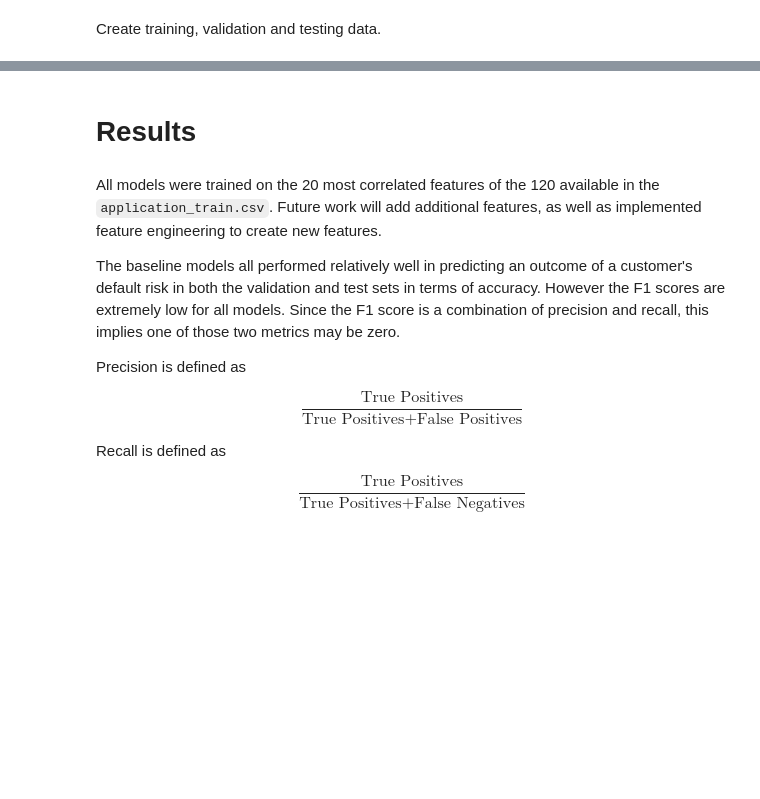
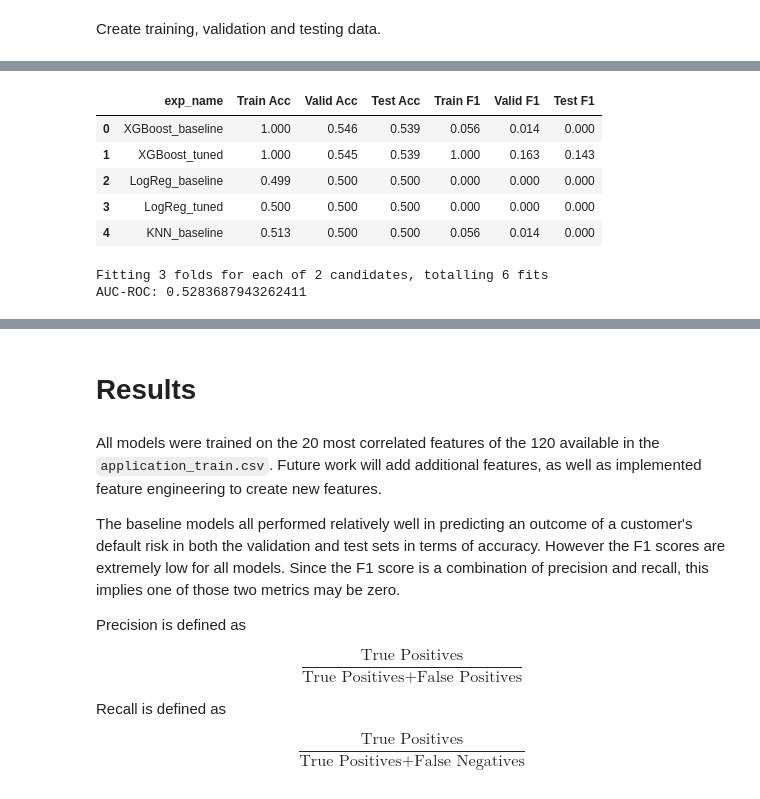
Before and after one commit to pmiller50/IU_AML_SP24_Group9, a Jupyter notebook: Group9_Phase_3_HCDR-Features.ipynb, the cells around one changed output, grey strips where cells are left out. Drawn from its saved outputs; the diff is of its cells as text; code cells hidden in the pictures; blank space fills up the shorter version.

```diff
--- a/Group9_Phase_3_HCDR-Features.ipynb
+++ b/Group9_Phase_3_HCDR-Features.ipynb
@@ -431,0 +548,4 @@ Code adapted from `HW04-LinRegrBoston_Bike-Demand.ipynb`
+# %%
+train_data = train_data.sample(1000)
+
+print (f'Train data size:{train_data.shape[0]} rows')
@@ -431,0 +694,12 @@ Code adapted from `HW04-LinRegrBoston_Bike-Demand.ipynb`
+# %%
+exp_name = "XGBoost_tuned"
+
+expLog.loc[len(expLog)] = [f"{exp_name}"] + list(np.round(
+               [roc_auc_score(y_train, best_xgb_pipeline.predict(X_train)),
+                roc_auc_score(y_valid, best_xgb_pipeline.predict(X_valid)),
+                roc_auc_score(y_test, best_xgb_pipeline.predict(X_test)),
+                f1_score(y_train, best_xgb_pipeline.predict(X_train)),
+                f1_score(y_valid, best_xgb_pipeline.predict(X_valid)),
+                f1_score(y_test, best_xgb_pipeline.predict(X_test))],
+    4))
+expLog
@@ -432 +875,53 @@ Code adapted from `HW04-LinRegrBoston_Bike-Demand.ipynb`
+# %%
+exp_name = "KNN_baseline"
+
+expLog.loc[len(expLog)] = [f"{exp_name}"] + list(np.round(
+               [roc_auc_score(y_train, knn_model.predict(X_train)),
+                roc_auc_score(y_valid, knn_model.predict(X_valid)),
+                roc_auc_score(y_test, knn_model.predict(X_test)),
+                f1_score(y_train, knn_model.predict(X_train)),
+                f1_score(y_valid, knn_model.predict(X_valid)),
+                f1_score(y_test, knn_model.predict(X_test))],
+    4))
+expLog
+# %% [output]
+|  | exp_name | Train Acc | Valid Acc | Test Acc | Train F1 | Valid F1 | Test F1 |
+| 0 | XGBoost_baseline | 1.000 | 0.546 | 0.539 | 0.056 | 0.014 | 0.000 |
+| 1 | XGBoost_tuned | 1.000 | 0.545 | 0.539 | 1.000 | 0.163 | 0.143 |
+| 2 | LogReg_baseline | 0.499 | 0.500 | 0.500 | 0.000 | 0.000 | 0.000 |
+| 3 | LogReg_tuned | 0.500 | 0.500 | 0.500 | 0.000 | 0.000 | 0.000 |
+| 4 | KNN_baseline | 0.513 | 0.500 | 0.500 | 0.056 | 0.014 | 0.000 |
+# %%
+# Create the pipeline with the preprocessor and KNN classifier
+knn_pipeline = Pipeline(steps=[
+    ('preprocessor', preprocessor),
+    ('classifier', KNeighborsClassifier())
+])
+
+knn_param_grid = {
+    'classifier__n_neighbors': [3, 5],  # Number of neighbors to use
+    # 'classifier__n_neighbors': [3, 5, 7, 9, 11],  # Number of neighbors to use
+    # 'classifier__weights': ['uniform', 'distance'],  # Weighting method for predictions
+    # 'classifier__metric': ['euclidean', 'manhattan'],  # Distance metric
+    # 'classifier__algorithm': ['auto', 'ball_tree', 'kd_tree', 'brute']  # Algorithm used to compute nearest neighbors
+}
+
+# Create GridSearchCV with n_jobs=-1 and scoring='roc_auc'
+knn_grid_search = GridSearchCV(knn_pipeline, knn_param_grid, cv=3, scoring='roc_auc', verbose=3, n_jobs=-1)
+
+# Fit the grid search on the training data
+knn_grid_search.fit(X_train, y_train)
+
+# Get the best estimator from the grid search
+best_knn_pipeline = knn_grid_search.best_estimator_
+
+# Predict using the best estimator
+y_pred_knn_best = best_knn_pipeline.predict(X_test)
+
+# Calculate the AUC-ROC of the best estimator
+auc_roc_knn_best = roc_auc_score(y_test, y_pred_knn_best)
+print(f"AUC-ROC: {auc_roc_knn_best}")
+# %% [output]
+Fitting 3 folds for each of 2 candidates, totalling 6 fits
+AUC-ROC: 0.5283687943262411
 # %%
```
Also changed, not shown: parts of 72 cells of this notebook, 1 other file.
